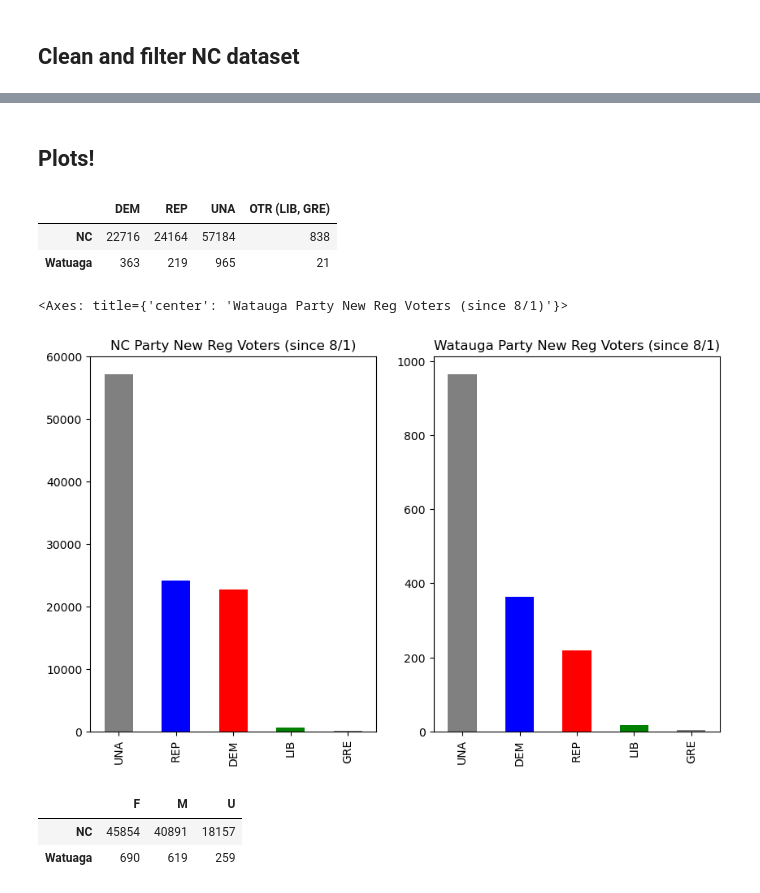
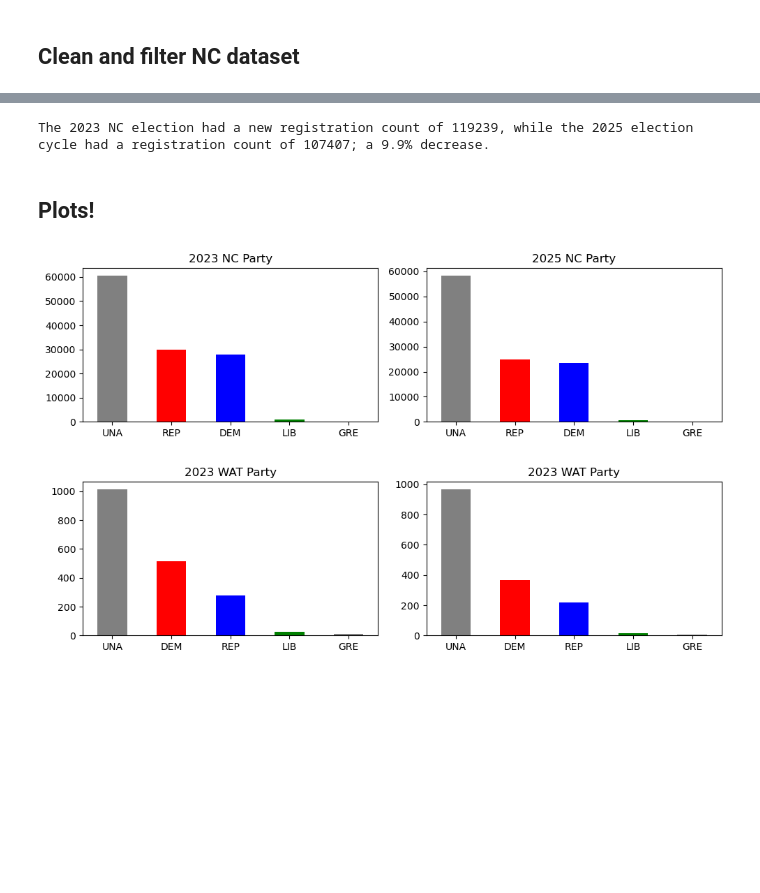
Before and after one commit to vandyy123/Election-Analysis, a Jupyter notebook: Election Results.ipynb, the cells around one changed output, grey strips where cells are left out. Cells and saved outputs as stored; diff of their text form; code cells hidden in the pictures; blank space fills up the shorter version.

```diff
--- a/Election Results.ipynb
+++ b/Election Results.ipynb
@@ -96,45 +80,23 @@ dtype: int64
+# %%
+nc_current = nc_df_asc.loc['2025-08-01':]
+nc_past = nc_df_asc.loc['2023-08-01':'2023-10-30']
+percent = (len(nc_past) - len(nc_current)) / len(nc_past)
+print(f'The 2023 NC election had a new registration count of {len(nc_past)}, while the 2025 election cycle ' +
+      f'had a registration count of {len(nc_current)}; a {percent:.1%} decrease.')
+# %% [output]
+The 2023 NC election had a new registration count of 119239, while the 2025 election cycle had a registration count of 107407; a 9.9% decrease.
 # %% [markdown]
 ## Plots!
-# %%
-# Create dataframe
-# Group miscellaneous parties into one
-
-data_df = {
-    'NC': ncdf_current['party_cd'].value_counts(),
-    'Watuaga': watdf_current['party_cd'].value_counts()
-}
-
-party_df = pd.DataFrame(data_df)
-party = party_df.T
-party['OTR (LIB, GRE)'] = party['LIB'] + party['GRE']
-party = party.drop(['LIB', 'GRE'], axis = 1)
-party
-# %% [output]
-|  | DEM | REP | UNA | OTR (LIB, GRE) |
-| NC | 22716 | 24164 | 57184 | 838 |
-| Watuaga | 363 | 219 | 965 | 21 |
-# %%
-fig, axes = plt.subplots(1, 2, figsize = (10, 6))
-
-ncdf_current['party_cd'].value_counts().plot(ax = axes[0], kind = 'bar', stacked = True, title = 'NC Party New Reg Voters (since 8/1)', color = ['grey', 'blue', 'red', 'green'])
-
-watdf_current['party_cd'].value_counts().plot(ax = axes[1], kind = 'bar', stacked = True, title = 'Watauga Party New Reg Voters (since 8/1)', color = ['grey', 'blue', 'red', 'green'])
-# %% [output]
-<Axes: title={'center': 'Watauga Party New Reg Voters (since 8/1)'}>
-[figure, removed]
-# %%
-# Create dataframe
-
-data_df = {
-    'NC': ncdf_current['gender_code'].value_counts(),
-    'Watuaga': watdf_current['gender_code'].value_counts()
-}
-
-gen_df = pd.DataFrame(data_df)
-gender = gen_df.T
-gender
-# %% [output]
-|  | F | M | U |
-| NC | 45854 | 40891 | 18157 |
-| Watuaga | 690 | 619 | 259 |
+# %%
+fig, axes = plt.subplots(2, 2, figsize = (10, 6))
+
+nc_past['party_cd'].value_counts().plot.bar(ax = axes[0,0], stacked = True, color = ['grey', 'red', 'blue', 'green'], title = '2023 NC Party', rot = 0)
+nc_current['party_cd'].value_counts().plot.bar(ax = axes[0,1], stacked = True, color = ['grey', 'red', 'blue', 'green'], title = '2025 NC Party', rot = 0)
+
+wat_past['party_cd'].value_counts().plot.bar(ax = axes[1,0], stacked = True, color = ['grey', 'red', 'blue', 'green'], title = '2023 WAT Party', rot = 0)
+wat_current['party_cd'].value_counts().plot.bar(ax = axes[1,1], stacked = True, color = ['grey', 'red', 'blue', 'green'], title = '2023 WAT Party', rot = 0)
+
+plt.tight_layout(h_pad=3.0)
+# %% [output]
+[figure, added]
 # %%
```
Also changed, not shown: parts of 7 cells of this notebook.
